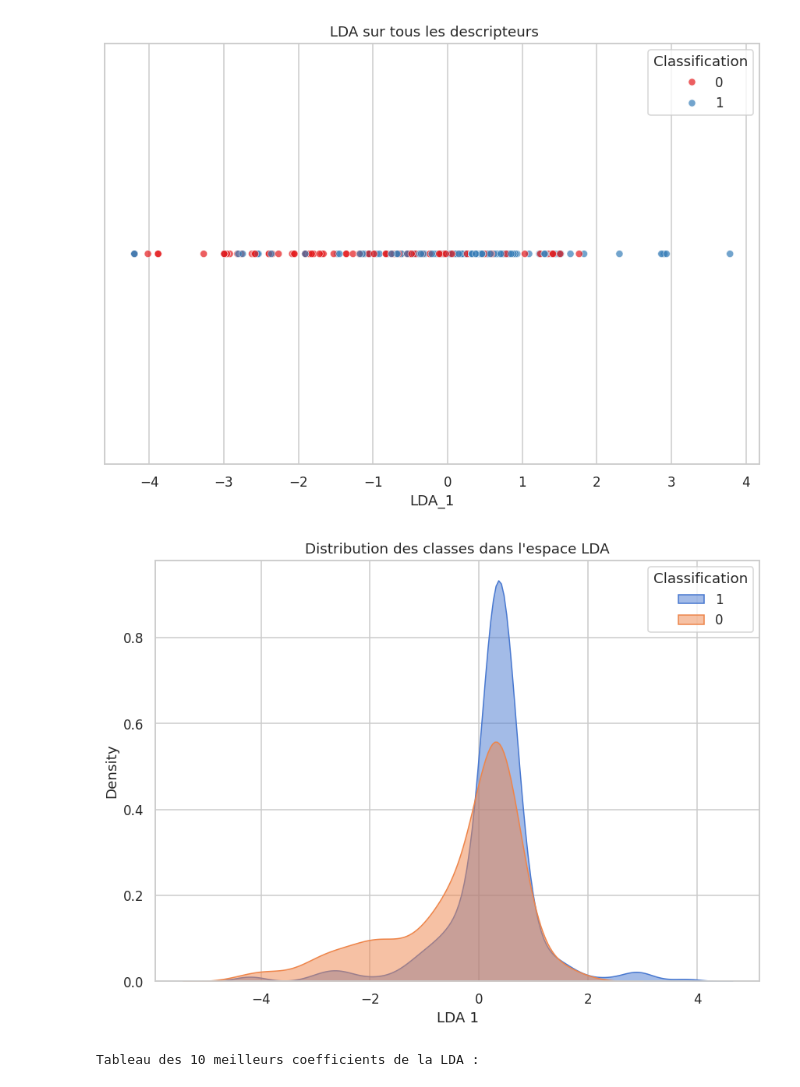
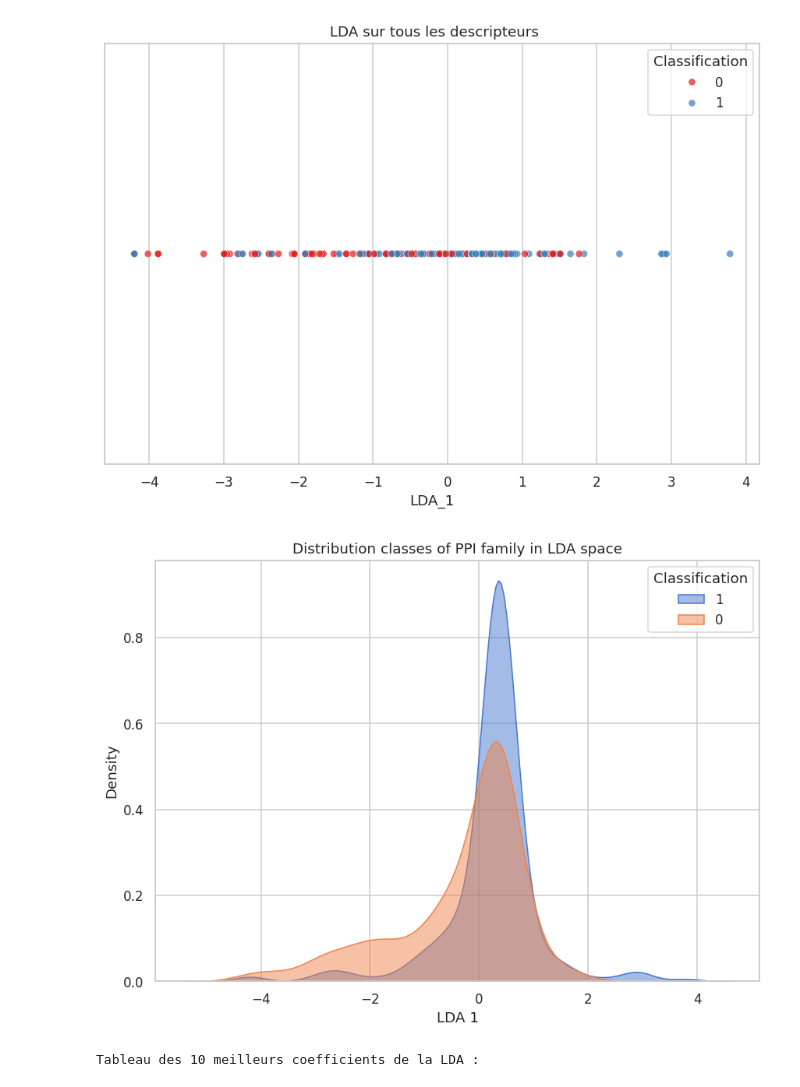
Before and after one commit to ThomasHucorne/mimiSBM, a Jupyter notebook: lda_ppi.ipynb, the cells around one changed output. Saved outputs shown, nothing was run; the diff lists cells and outputs as text; code cells hidden in the pictures.

```diff
--- a/lda_ppi.ipynb
+++ b/lda_ppi.ipynb
@@ -22,8 +22,8 @@ n_init = 20
 # %% [markdown]
 ## Chargement et preprocessing
 # %%
-X_train = pd.read_csv('Données/X_train_clean.csv')
-y_train = pd.read_csv('Données/Y_train_clean.csv')
+X_train = pd.read_csv('../Données/X_train_clean.csv')
+y_train = pd.read_csv('../Données/Y_train_clean.csv')
 
 print(f'Shape de X_train : {X_train.shape}')
 print(f'Valeurs manquantes : {X_train.isna().sum().sum()}')
@@ -106,26 +106,27 @@ plt.show()
 # %%
 plt.figure(figsize=(8, 6))
 if n_components == 1:
     for cls in df_lda['Classification'].unique():
         sns.kdeplot(df_lda[df_lda['Classification'] == cls]['LDA_1'], label=cls, fill=True, alpha=0.5)
     plt.xlabel('LDA 1')
 else:
     for cls in df_lda['Classification'].unique():
         sns.kdeplot(
             x=df_lda[df_lda['Classification'] == cls]['LDA_1'],
             y=df_lda[df_lda['Classification'] == cls]['LDA_2'],
             label=cls,
             fill=True,
             alpha=0.5
         )
     plt.xlabel('LDA 1')
     plt.ylabel('LDA 2')
-plt.title('Distribution des classes dans l\'espace LDA')
+plt.title('Distribution classes of PPI family in LDA space')
 plt.legend(title='Classification')
 plt.tight_layout()
+plt.savefig('Plots/appendix_functional_fate/lda_ppi_distribution.png', dpi=300)
 plt.show()
 # %% [output]
-[figure, old version]
+[figure, new version]
 # %%
 coef_df = pd.DataFrame(lda.coef_, columns=X_all.columns).T
 coef_df['max_abs_coef'] = coef_df.abs().max(axis=1)
```
Also changed, not shown: 6 other files.
